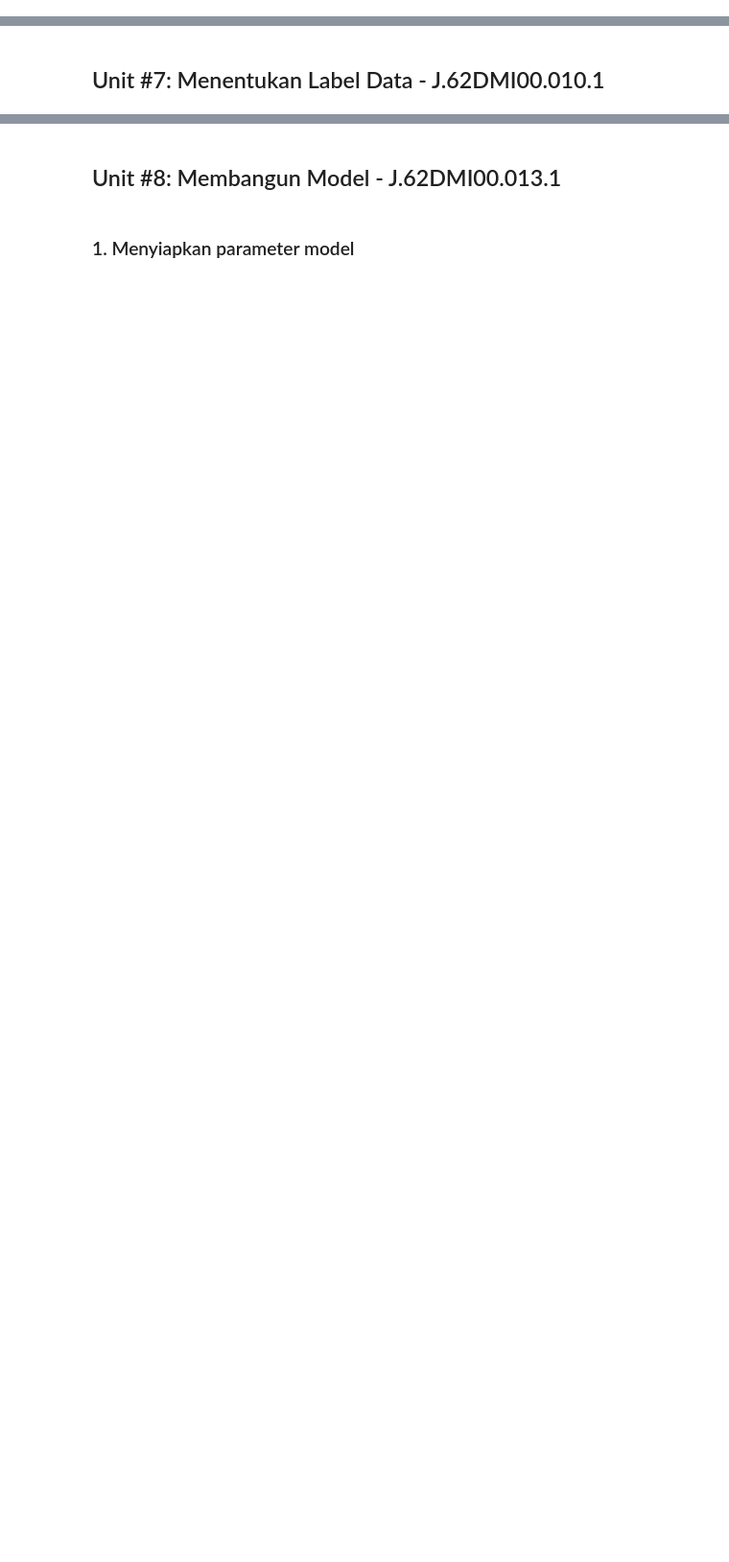
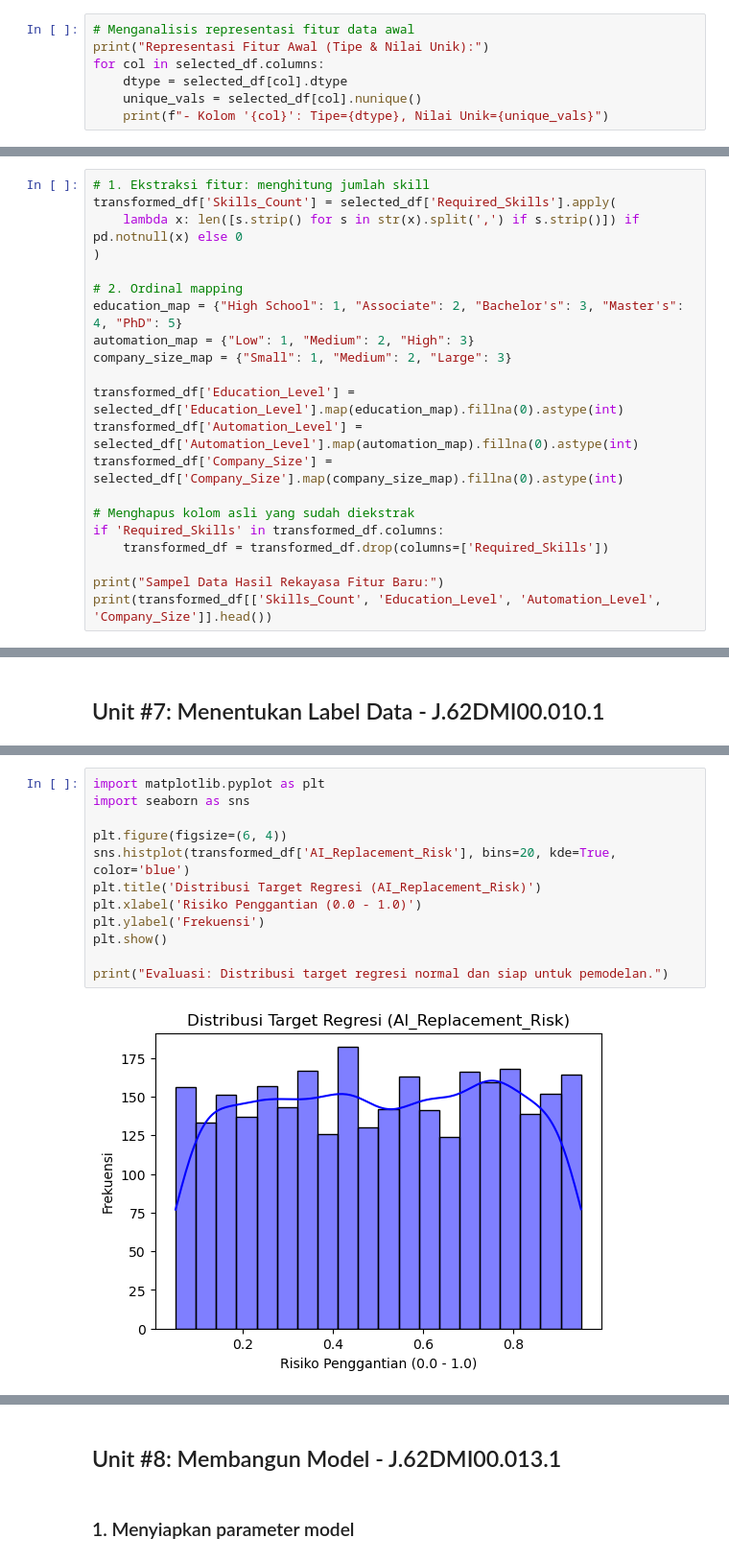
Before and after one commit to harrymardika/ai-job-impact, a Jupyter notebook: notebook.ipynb, the cells around one changed output, grey strips where cells are left out. Shown at 96% size. Cells and saved outputs as stored; diff of their text form; blank space fills up the shorter version.

```diff
--- a/notebook.ipynb
+++ b/notebook.ipynb
@@ -373,0 +669,7 @@ Korelasi Years_Experience dengan AI_Replacement_Risk: -0.0337
+# %%
+# Menganalisis representasi fitur data awal
+print("Representasi Fitur Awal (Tipe & Nilai Unik):")
+for col in selected_df.columns:
+    dtype = selected_df[col].dtype
+    unique_vals = selected_df[col].nunique()
+    print(f"- Kolom '{col}': Tipe={dtype}, Nilai Unik={unique_vals}")
@@ -384,0 +767,21 @@ Korelasi Years_Experience dengan AI_Replacement_Risk: -0.0337
+# %%
+# 1. Ekstraksi fitur: menghitung jumlah skill
+transformed_df['Skills_Count'] = selected_df['Required_Skills'].apply(
+    lambda x: len([s.strip() for s in str(x).split(',') if s.strip()]) if pd.notnull(x) else 0
+)
+
+# 2. Ordinal mapping
+education_map = {"High School": 1, "Associate": 2, "Bachelor's": 3, "Master's": 4, "PhD": 5}
+automation_map = {"Low": 1, "Medium": 2, "High": 3}
+company_size_map = {"Small": 1, "Medium": 2, "Large": 3}
+
+transformed_df['Education_Level'] = selected_df['Education_Level'].map(education_map).fillna(0).astype(int)
+transformed_df['Automation_Level'] = selected_df['Automation_Level'].map(automation_map).fillna(0).astype(int)
+transformed_df['Company_Size'] = selected_df['Company_Size'].map(company_size_map).fillna(0).astype(int)
+
+# Menghapus kolom asli yang sudah diekstrak
+if 'Required_Skills' in transformed_df.columns:
+    transformed_df = transformed_df.drop(columns=['Required_Skills'])
+
+print("Sampel Data Hasil Rekayasa Fitur Baru:")
+print(transformed_df[['Skills_Count', 'Education_Level', 'Automation_Level', 'Company_Size']].head())
@@ -402,0 +874,14 @@ Korelasi Years_Experience dengan AI_Replacement_Risk: -0.0337
+# %%
+import matplotlib.pyplot as plt
+import seaborn as sns
+
+plt.figure(figsize=(6, 4))
+sns.histplot(transformed_df['AI_Replacement_Risk'], bins=20, kde=True, color='blue')
+plt.title('Distribusi Target Regresi (AI_Replacement_Risk)')
+plt.xlabel('Risiko Penggantian (0.0 - 1.0)')
+plt.ylabel('Frekuensi')
+plt.show()
+
+print("Evaluasi: Distribusi target regresi normal dan siap untuk pemodelan.")
+# %% [output]
+[figure, added]
```
Also changed, not shown: parts of 97 cells of this notebook.
